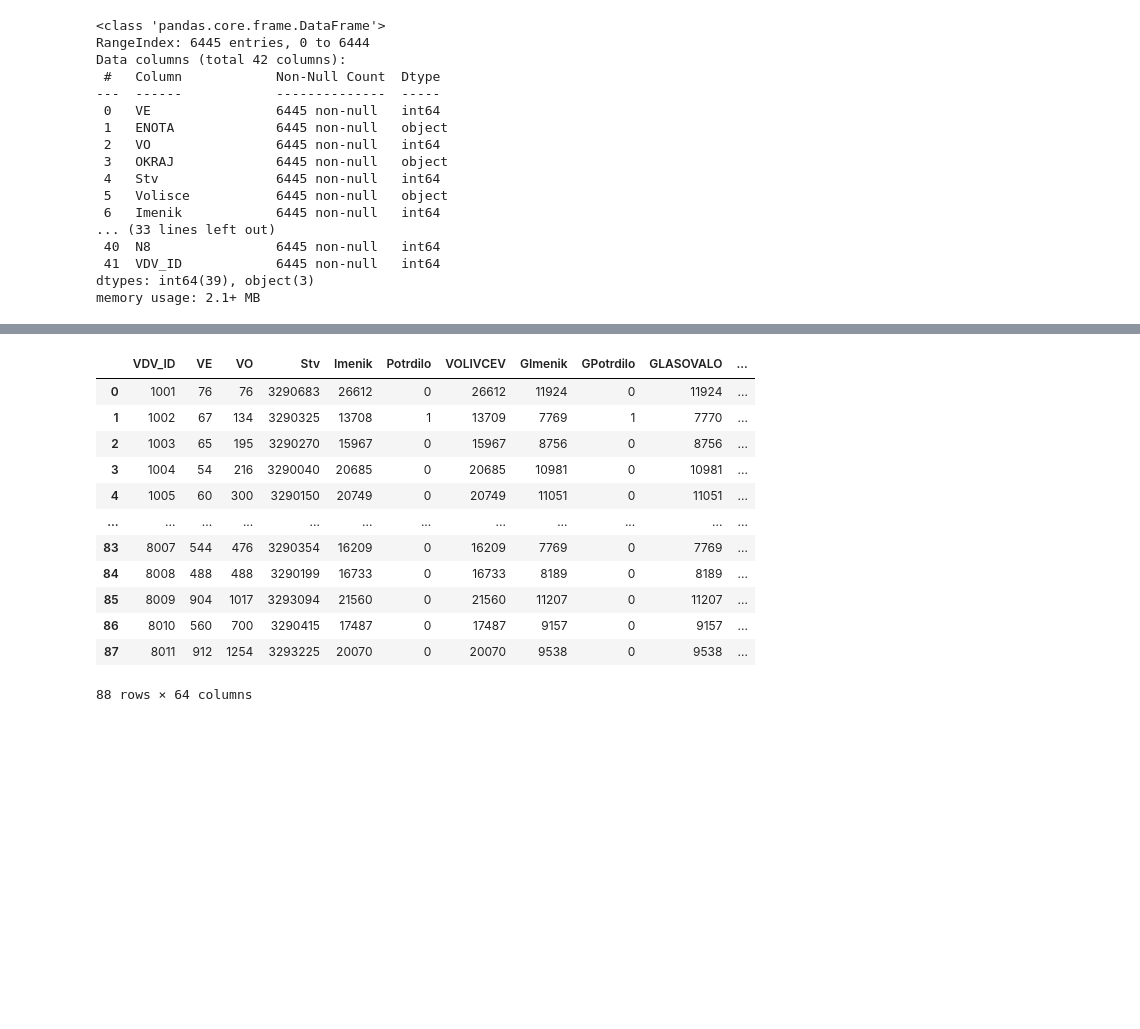
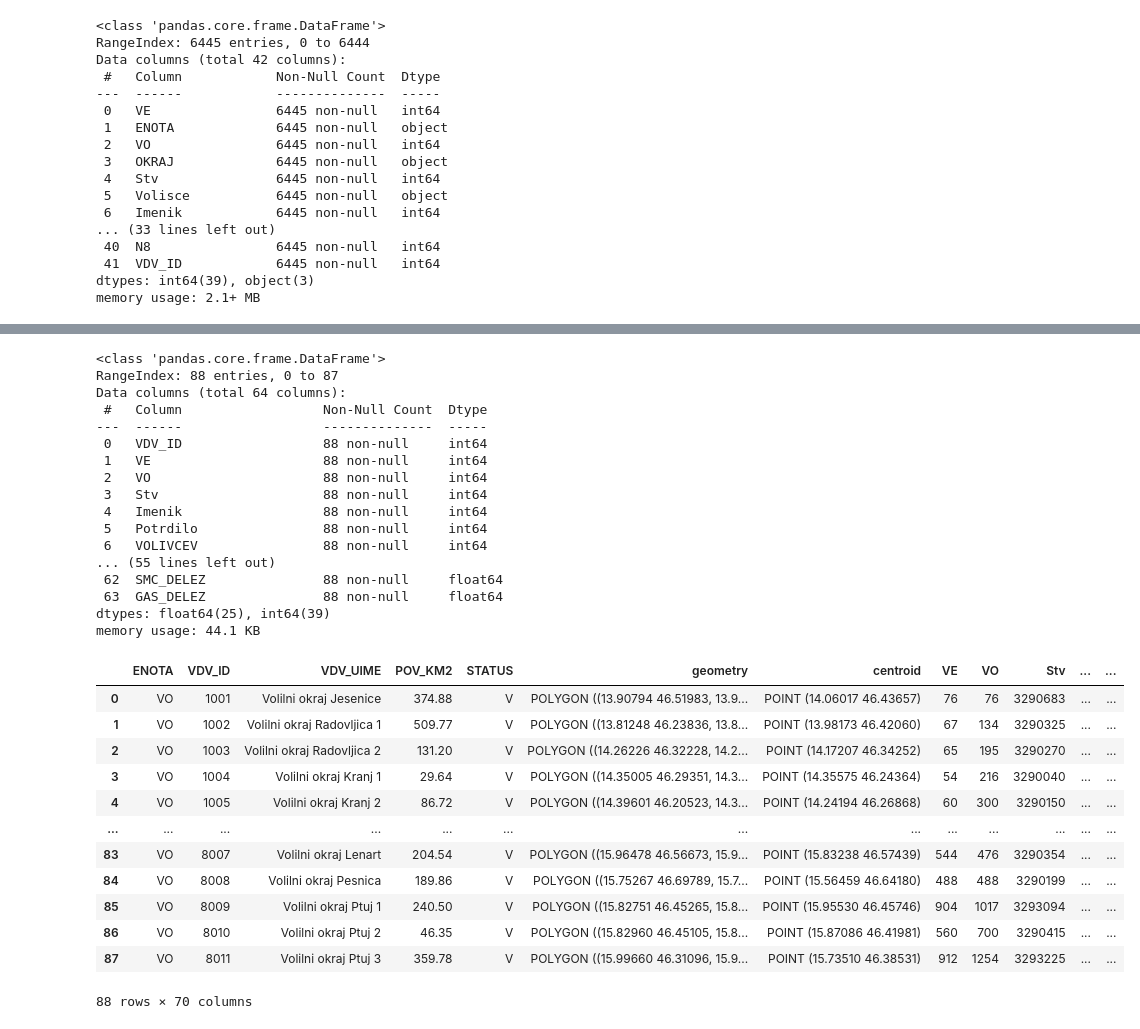
Before and after one commit to overlordtm/volitve.si, a Jupyter notebook: volitve.ipynb, the cells around one changed output, grey strips where cells are left out. Saved outputs shown, nothing was run; the diff lists cells and outputs as text; code cells hidden in the pictures; blank space fills up the shorter version.

```diff
--- a/volitve.ipynb
+++ b/volitve.ipynb
@@ -179,20 +179,46 @@ dz18_vo = dz18.groupby(['VDV_ID']).sum()
 dz18_vo.reset_index(inplace=True)
 for candidate in candidates:
     dz18_vo['{}_DELEZ'.format(candidate)] = dz18_vo[candidate] / dz18_vo['VELJAVNIH'] * 100
-dz18_vo
+dz18_vo.info()
 # %% [output]
-|  | VDV_ID | VE | VO | Stv | Imenik | Potrdilo | VOLIVCEV | GImenik | GPotrdilo | GLASOVALO | ... |
-| 0 | 1001 | 76 | 76 | 3290683 | 26612 | 0 | 26612 | 11924 | 0 | 11924 | ... |
-| 1 | 1002 | 67 | 134 | 3290325 | 13708 | 1 | 13709 | 7769 | 1 | 7770 | ... |
-| 2 | 1003 | 65 | 195 | 3290270 | 15967 | 0 | 15967 | 8756 | 0 | 8756 | ... |
-| 3 | 1004 | 54 | 216 | 3290040 | 20685 | 0 | 20685 | 10981 | 0 | 10981 | ... |
-| 4 | 1005 | 60 | 300 | 3290150 | 20749 | 0 | 20749 | 11051 | 0 | 11051 | ... |
-| ... | ... | ... | ... | ... | ... | ... | ... | ... | ... | ... | ... |
-| 83 | 8007 | 544 | 476 | 3290354 | 16209 | 0 | 16209 | 7769 | 0 | 7769 | ... |
-| 84 | 8008 | 488 | 488 | 3290199 | 16733 | 0 | 16733 | 8189 | 0 | 8189 | ... |
-| 85 | 8009 | 904 | 1017 | 3293094 | 21560 | 0 | 21560 | 11207 | 0 | 11207 | ... |
-| 86 | 8010 | 560 | 700 | 3290415 | 17487 | 0 | 17487 | 9157 | 0 | 9157 | ... |
-| 87 | 8011 | 912 | 1254 | 3293225 | 20070 | 0 | 20070 | 9538 | 0 | 9538 | ... |
-88 rows × 64 columns
+<class 'pandas.core.frame.DataFrame'>
+RangeIndex: 88 entries, 0 to 87
+Data columns (total 64 columns):
+ #   Column                  Non-Null Count  Dtype
+---  ------                  --------------  -----
+ 0   VDV_ID                  88 non-null     int64
+ 1   VE                      88 non-null     int64
+ 2   VO                      88 non-null     int64
+ 3   Stv                     88 non-null     int64
+ 4   Imenik                  88 non-null     int64
+ 5   Potrdilo                88 non-null     int64
+ 6   VOLIVCEV                88 non-null     int64
+... (55 lines left out)
+ 62  SMC_DELEZ               88 non-null     float64
+ 63  GAS_DELEZ               88 non-null     float64
+dtypes: float64(25), int64(39)
+memory usage: 44.1 KB
+# %%
+map = folium.Map(location = [46.119944, 14.815333], tiles='OpenStreetMap' , zoom_start = 9)
+import folium.features
+import folium.map
+
+geo = df_vo.merge(dz18_vo, how='inner', on='VDV_ID')
+
+geo
+# %% [output]
+|  | ENOTA | VDV_ID | VDV_UIME | POV_KM2 | STATUS | geometry | centroid | VE | VO | Stv | ... | ... |
+| 0 | VO | 1001 | Volilni okraj Jesenice | 374.88 | V | POLYGON ((13.90794 46.51983, 13.9... | POINT (14.06017 46.43657) | 76 | 76 | 3290683 | ... | ... |
+| 1 | VO | 1002 | Volilni okraj Radovljica 1 | 509.77 | V | POLYGON ((13.81248 46.23836, 13.8... | POINT (13.98173 46.42060) | 67 | 134 | 3290325 | ... | ... |
+| 2 | VO | 1003 | Volilni okraj Radovljica 2 | 131.20 | V | POLYGON ((14.26226 46.32228, 14.2... | POINT (14.17207 46.34252) | 65 | 195 | 3290270 | ... | ... |
+| 3 | VO | 1004 | Volilni okraj Kranj 1 | 29.64 | V | POLYGON ((14.35005 46.29351, 14.3... | POINT (14.35575 46.24364) | 54 | 216 | 3290040 | ... | ... |
+| 4 | VO | 1005 | Volilni okraj Kranj 2 | 86.72 | V | POLYGON ((14.39601 46.20523, 14.3... | POINT (14.24194 46.26868) | 60 | 300 | 3290150 | ... | ... |
+| ... | ... | ... | ... | ... | ... | ... | ... | ... | ... | ... | ... | ... |
+| 83 | VO | 8007 | Volilni okraj Lenart | 204.54 | V | POLYGON ((15.96478 46.56673, 15.9... | POINT (15.83238 46.57439) | 544 | 476 | 3290354 | ... | ... |
+| 84 | VO | 8008 | Volilni okraj Pesnica | 189.86 | V | POLYGON ((15.75267 46.69789, 15.7... | POINT (15.56459 46.64180) | 488 | 488 | 3290199 | ... | ... |
+| 85 | VO | 8009 | Volilni okraj Ptuj 1 | 240.50 | V | POLYGON ((15.82751 46.45265, 15.8... | POINT (15.95530 46.45746) | 904 | 1017 | 3293094 | ... | ... |
+| 86 | VO | 8010 | Volilni okraj Ptuj 2 | 46.35 | V | POLYGON ((15.82960 46.45105, 15.8... | POINT (15.87086 46.41981) | 560 | 700 | 3290415 | ... | ... |
+| 87 | VO | 8011 | Volilni okraj Ptuj 3 | 359.78 | V | POLYGON ((15.99660 46.31096, 15.9... | POINT (15.73510 46.38531) | 912 | 1254 | 3293225 | ... | ... |
+88 rows × 70 columns
 # %%
 
```
Also changed, not shown: parts of 3 cells of this notebook, 2 other files.
